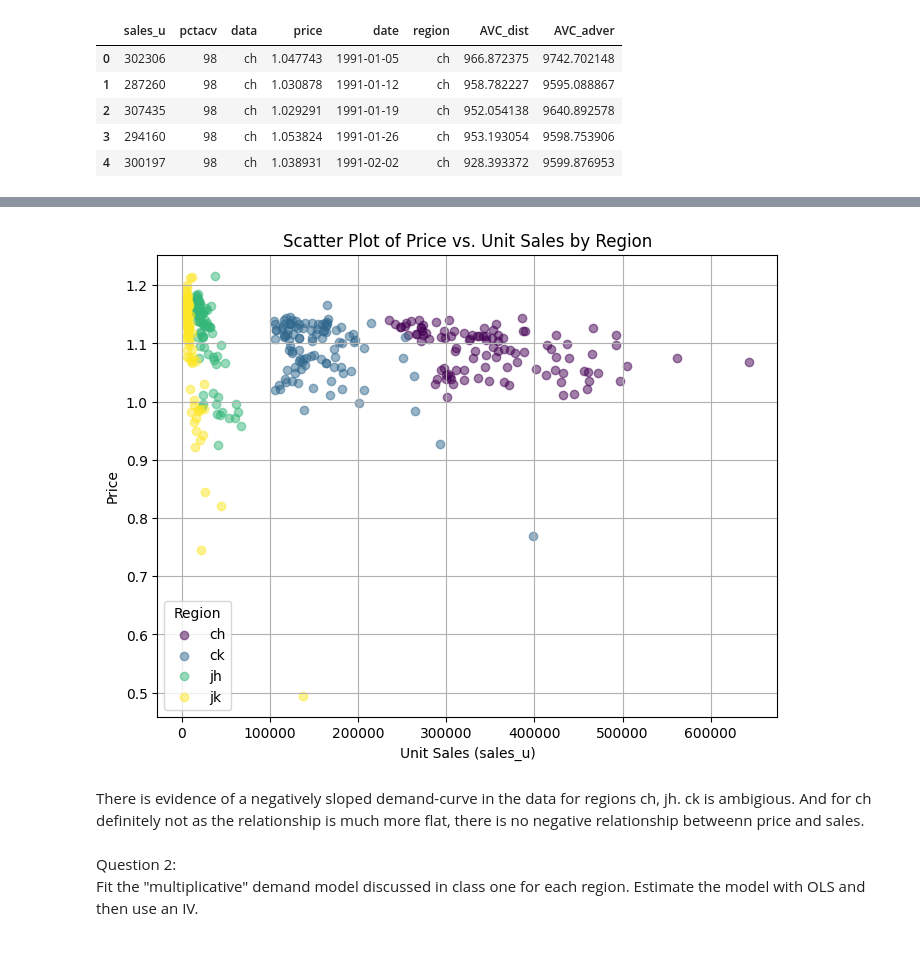
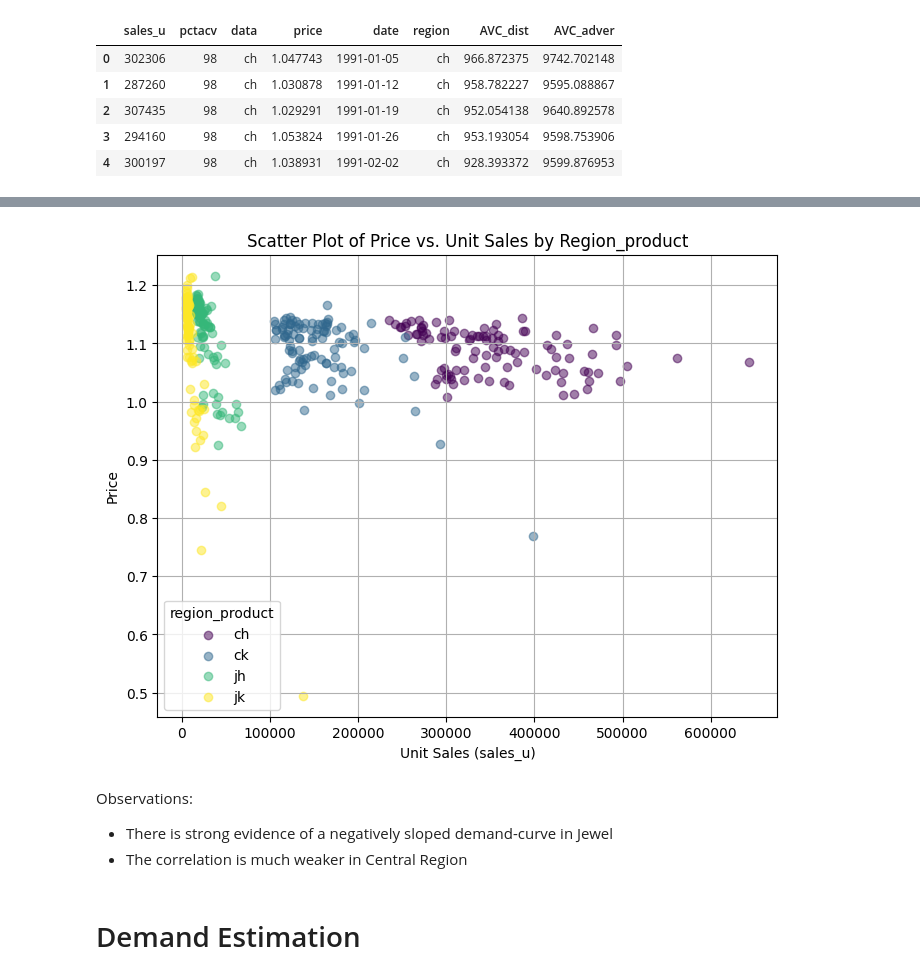
Before and after one commit to daniel-seymour/lse-eme-notes, a Jupyter notebook: EC333/EC333-PS7.ipynb, the cells around one changed output, grey strips where cells are left out. Cells and saved outputs as stored; diff of their text form; code cells hidden in the pictures; blank space fills up the shorter version.

```diff
--- a/EC333/EC333-PS7.ipynb
+++ b/EC333/EC333-PS7.ipynb
@@ -83,33 +181,31 @@ City or State Abbreviations:
 # %%
-import matplotlib.pyplot as plt
-import numpy as np
-
 # Define unique regions
-regions = df["region"].unique()
+region_product = df["region"].unique()
 
 # Generate distinct colors for each region
-colors = plt.cm.viridis(np.linspace(0, 1, len(regions)))
+colors = plt.cm.viridis(np.linspace(0, 1, len(region_product)))
 
 # Create scatter plot for each region
 plt.figure(figsize=(8, 6))
-for i, region in enumerate(regions):
+for i, region in enumerate(region_product):
     subset = df[df["region"] == region]
     plt.scatter(subset["sales_u"], subset["price"], alpha=0.5, label=region, color=colors[i])
 
 # Labels, legend, and title
 plt.xlabel("Unit Sales (sales_u)")
 plt.ylabel("Price")
-plt.title("Scatter Plot of Price vs. Unit Sales by Region")
-plt.legend(title="Region")
+plt.title("Scatter Plot of Price vs. Unit Sales by Region_product")
+plt.legend(title="region_product")
 plt.grid(True)
 
 # Show the plot
 plt.show()
 # %% [output]
-[figure, old version]
+[figure, new version]
 # %% [markdown]
-There is evidence of a negatively sloped demand-curve in the data for regions ch, jh. ck is ambigious. And for ch definitely not as the relationship is much more flat, there is no negative relationship betweenn price and sales.
+Observations:
+- There is strong evidence of a negatively sloped demand-curve in Jewel
+- The correlation is much weaker in Central Region
 # %% [markdown]
-Question 2:
-Fit the "multiplicative" demand model discussed in class one for each region. Estimate the model with OLS and then use an IV.
+# Demand Estimation
 # %% [markdown]
```
Also changed, not shown: parts of 21 cells of this notebook.
